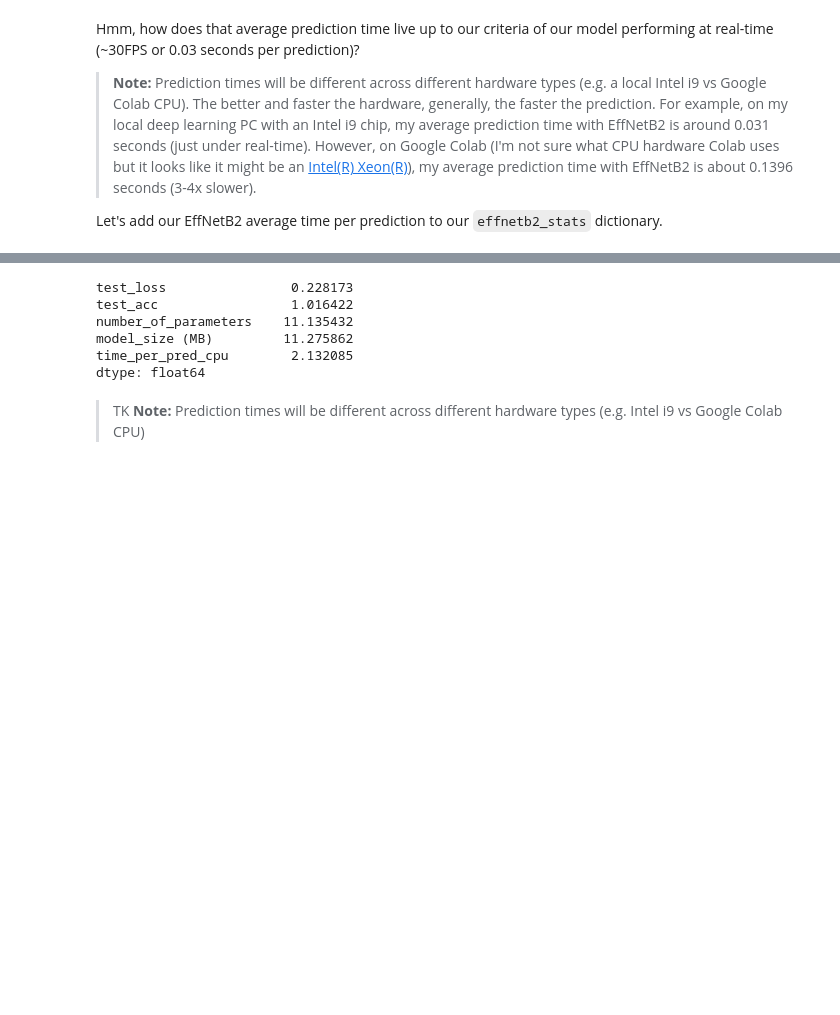
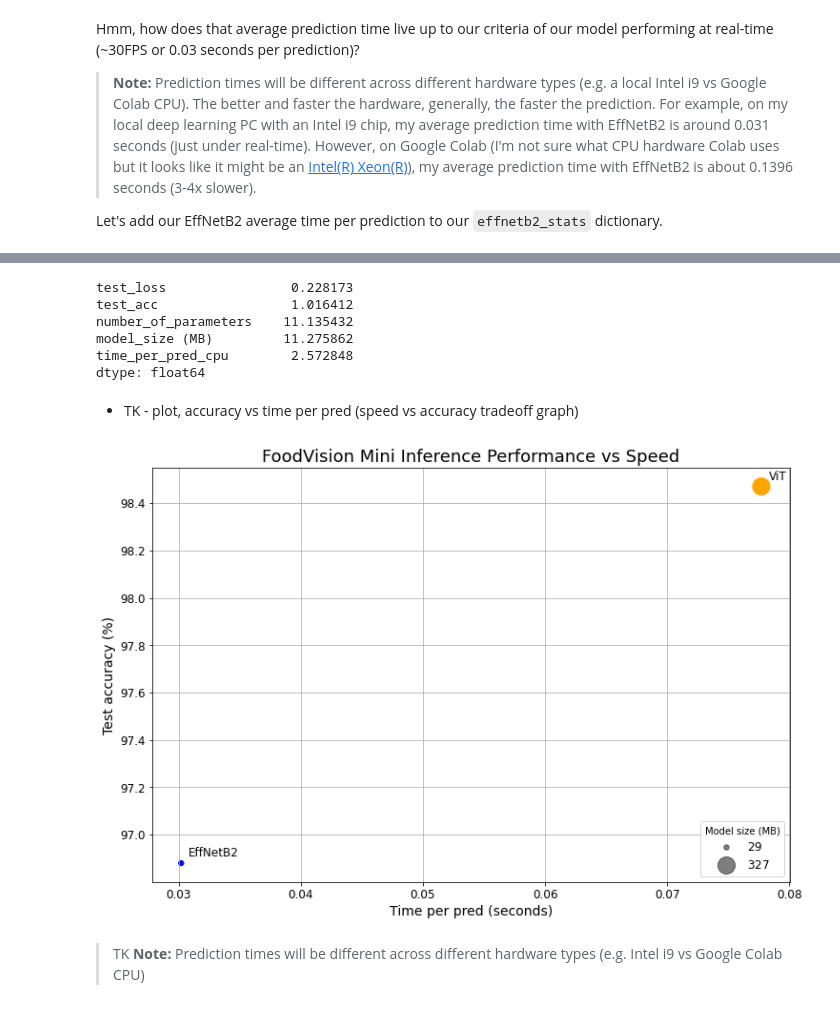
Before and after one commit to mrdbourke/pytorch-deep-learning, a Jupyter notebook: 09_pytorch_model_deployment.ipynb, the cells around one changed output, grey strips where cells are left out. Cells and saved outputs as stored; diff of their text form; code cells hidden in the pictures; blank space fills up the shorter version.

```diff
--- a/09_pytorch_model_deployment.ipynb
+++ b/09_pytorch_model_deployment.ipynb
@@ -974,13 +1014,50 @@ df
 * TK - add in prediction times on Google Colab (could save my prediction times to a CSV and then import them both and compare them)
-# %%
-df.loc["vit"] / df.loc["effnetb2"]
-# %% [output]
-test_loss                0.228173
-test_acc                 1.016422
-number_of_parameters    11.135432
-model_size (MB)         11.275862
-time_per_pred_cpu        2.132085
-dtype: float64
+# %%
+# TK compare model sizes, test loss, parameter ratios, model sizes etc
+df.set_index("model").loc["ViT"] / df.set_index("model").loc["EffNetB2"]
+# df[0] / df[1]
+# %% [output]
+test_loss                0.228173
+test_acc                 1.016412
+number_of_parameters    11.135432
+model_size (MB)         11.275862
+time_per_pred_cpu        2.572848
+dtype: float64
+# %% [markdown]
+* TK - plot, accuracy vs time per pred (speed vs accuracy tradeoff graph)
+# %%
+# Create a plot from model comparison DataFrame
+fig, ax = plt.subplots(figsize=(12, 8))
+scatter = ax.scatter(data=df,
+                     x="time_per_pred_cpu",
+                     y="test_acc",
+                     c=["blue", "orange"], # what colours to use?
+                     s="model_size (MB)") # size the dots by the model sizes
+
+# Add titles, labels and customize fontsize for aesthetics
+ax.set_title("FoodVision Mini Inference Performance vs Speed", fontsize=18)
+ax.set_xlabel("Time per pred (seconds)", fontsize=14)
+ax.set_ylabel("Test accuracy (%)", fontsize=14)
+ax.tick_params(axis='both', labelsize=12)
+ax.grid(True)
+
+# Annotate with model names
+for index, row in df.iterrows():
+    ax.annotate(text=row["model"],
+                xy=(row["time_per_pred_cpu"]+0.0006, row["test_acc"]+0.03),
+                size=12)
+
+# Create a legend based on model sizes
+handles, labels = scatter.legend_elements(prop="sizes", alpha=0.5)
+model_size_legend = ax.legend(handles,
+                              labels,
+                              loc="lower right",
+                              title="Model size (MB)",
+                              fontsize=12)
+
+plt.show()
+# %% [output]
+[figure, added]
 # %% [markdown]
 > TK **Note:** Prediction times will be different across different hardware types (e.g. Intel i9 vs Google Colab CPU)
 # %% [markdown]
```
Also changed, not shown: parts of 25 cells of this notebook.
